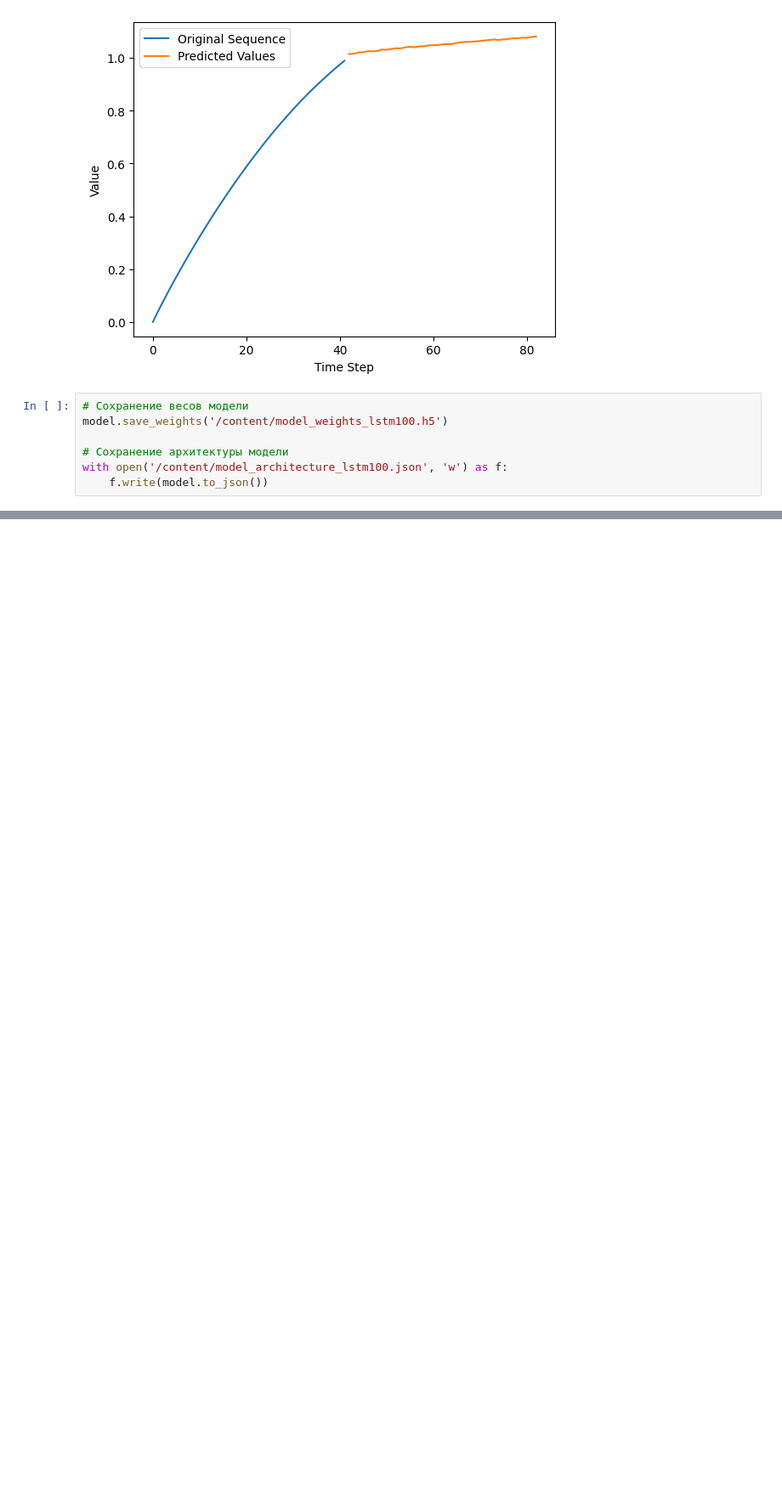
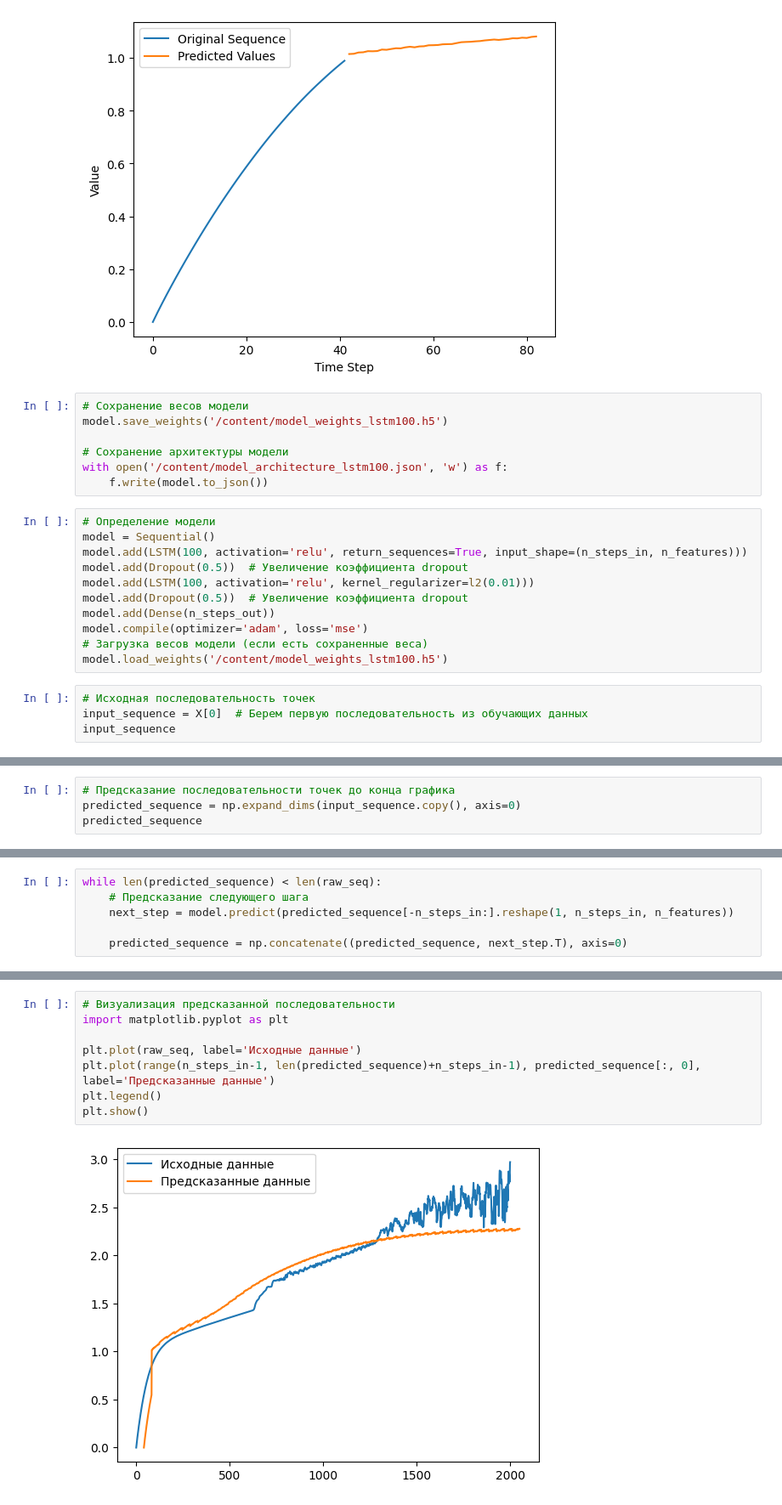
Before and after one commit to DiKachura/machine_learning, a Jupyter notebook: вах_тестовый_вариант.ipynb, the cells around one changed output, grey strips where cells are left out. Shown at 85% size. Saved outputs shown, nothing was run; the diff lists cells and outputs as text; blank space fills up the shorter version.

```diff
--- a/вах_тестовый_вариант.ipynb
+++ b/вах_тестовый_вариант.ipynb
@@ -354,3 +355,18 @@ model.save_weights('/content/model_weights_lstm100.h5')
 # Сохранение архитектуры модели
 with open('/content/model_architecture_lstm100.json', 'w') as f:
     f.write(model.to_json())
+# %%
+# Определение модели
+model = Sequential()
+model.add(LSTM(100, activation='relu', return_sequences=True, input_shape=(n_steps_in, n_features)))
+model.add(Dropout(0.5))  # Увеличение коэффициента dropout
+model.add(LSTM(100, activation='relu', kernel_regularizer=l2(0.01)))
+model.add(Dropout(0.5))  # Увеличение коэффициента dropout
+model.add(Dense(n_steps_out))
+model.compile(optimizer='adam', loss='mse')
+# Загрузка весов модели (если есть сохраненные веса)
+model.load_weights('/content/model_weights_lstm100.h5')
+# %%
+# Исходная последовательность точек
+input_sequence = X[0]  # Берем первую последовательность из обучающих данных
+input_sequence
@@ -356,0 +405,4 @@ with open('/content/model_architecture_lstm100.json', 'w') as f:
+# %%
+# Предсказание последовательности точек до конца графика
+predicted_sequence = np.expand_dims(input_sequence.copy(), axis=0)
+predicted_sequence
@@ -356,0 +427,6 @@ with open('/content/model_architecture_lstm100.json', 'w') as f:
+# %%
+while len(predicted_sequence) < len(raw_seq):
+    # Предсказание следующего шага
+    next_step = model.predict(predicted_sequence[-n_steps_in:].reshape(1, n_steps_in, n_features))
+
+    predicted_sequence = np.concatenate((predicted_sequence, next_step.T), axis=0)
@@ -356,0 +451,10 @@ with open('/content/model_architecture_lstm100.json', 'w') as f:
+# %%
+# Визуализация предсказанной последовательности
+import matplotlib.pyplot as plt
+
+plt.plot(raw_seq, label='Исходные данные')
+plt.plot(range(n_steps_in-1, len(predicted_sequence)+n_steps_in-1), predicted_sequence[:, 0], label='Предсказанные данные')
+plt.legend()
+plt.show()
+# %% [output]
+[figure, added]
```
Also changed, not shown: parts of 5 cells of this notebook.
